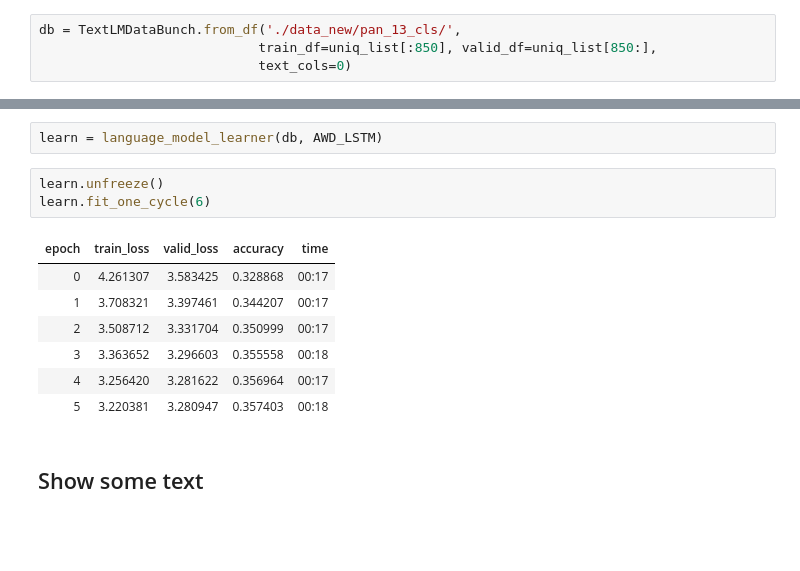
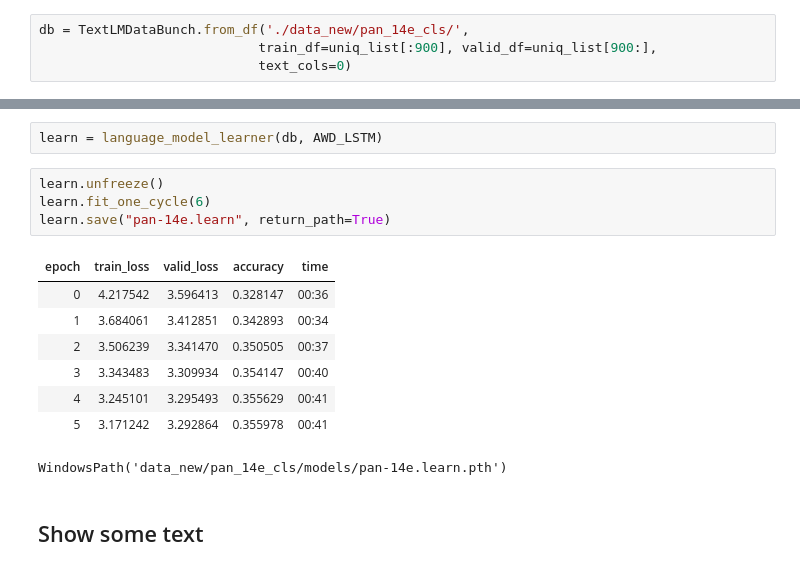
Before and after one commit to aeryen/AV_with_DV, a Jupyter notebook: _do_lstm_pan14e.ipynb, the cells around one changed output, grey strips where cells are left out. Saved outputs shown, nothing was run; the diff lists cells and outputs as text; blank space fills up the shorter version.

```diff
--- a/_do_lstm_pan14e.ipynb
+++ b/_do_lstm_pan14e.ipynb
@@ -81,8 +89,8 @@ uniq_list
 | 1118 | English, my English! \t xcrlfx On... |
 1119 rows × 1 columns
 # %%
-db = TextLMDataBunch.from_df('./data_new/pan_13_cls/',
-                            train_df=uniq_list[:850], valid_df=uniq_list[850:],
+db = TextLMDataBunch.from_df('./data_new/pan_14e_cls/',
+                            train_df=uniq_list[:900], valid_df=uniq_list[900:],
                             text_cols=0)
 # %% [output]
 [interactive output not drawn]
@@ -98,14 +106,16 @@ learn = language_model_learner(db, AWD_LSTM)
 # %%
 learn.unfreeze()
 learn.fit_one_cycle(6)
+learn.save("pan-14e.learn", return_path=True)
 # %% [output]
 | epoch | train_loss | valid_loss | accuracy | time |
-| 0 | 4.261307 | 3.583425 | 0.328868 | 00:17 |
-| 1 | 3.708321 | 3.397461 | 0.344207 | 00:17 |
-| 2 | 3.508712 | 3.331704 | 0.350999 | 00:17 |
-| 3 | 3.363652 | 3.296603 | 0.355558 | 00:18 |
-| 4 | 3.256420 | 3.281622 | 0.356964 | 00:17 |
-| 5 | 3.220381 | 3.280947 | 0.357403 | 00:18 |
+| 0 | 4.217542 | 3.596413 | 0.328147 | 00:36 |
+| 1 | 3.684061 | 3.412851 | 0.342893 | 00:34 |
+| 2 | 3.506239 | 3.341470 | 0.350505 | 00:37 |
+| 3 | 3.343483 | 3.309934 | 0.354147 | 00:40 |
+| 4 | 3.245101 | 3.295493 | 0.355629 | 00:41 |
+| 5 | 3.171242 | 3.292864 | 0.355978 | 00:41 |
+WindowsPath('data_new/pan_14e_cls/models/pan-14e.learn.pth')
 # %% [markdown]
 ## Show some text
 # %%
```
Also changed, not shown: parts of 31 cells of this notebook, 4 other files.
